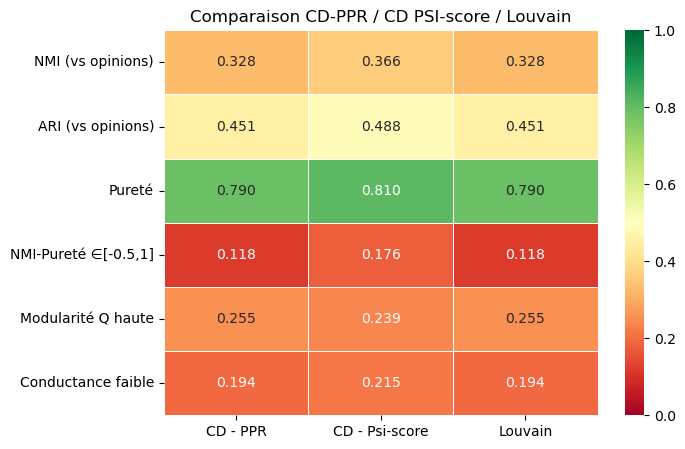
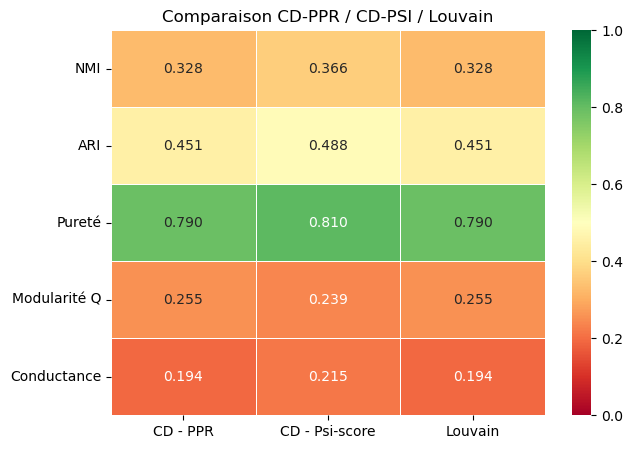
Code edit (unified diff) that turned the first committed figure into the second:
--- before
+++ after
@@ -5,5 +5,4 @@
     ("ARI (vs opinions)",       "ARI"),
     ("Pureté",                  "Pureté"),
-    ("NMI-Pureté ∈[-0.5,1]",   "NMI-Pureté"),
     ("Modularité Q haute",      "Modularité Q"),
     ("Conductance faible",      "Conductance"),
@@ -11,12 +10,12 @@
 
 data_heat = pd.DataFrame({
-    "CD - PPR":     [res_ppr[c] for c, _ in metrics_radar],
+    "CD - PPR":       [res_ppr[c] for c, _ in metrics_radar],
     "CD - Psi-score": [res_psi[c] for c, _ in metrics_radar],
-    "Louvain": [res_lou[c] for c, _ in metrics_radar],
-}, index=[c for c, _ in metrics_radar])
+    "Louvain":        [res_lou[c] for c, _ in metrics_radar],
+}, index=[label for _, label in metrics_radar])
 
 fig, ax = plt.subplots(figsize=(7, 5))
 sns.heatmap(data_heat, annot=True, fmt=".3f", cmap="RdYlGn",
             linewidths=0.5, ax=ax, vmin=0, vmax=1)
-ax.set_title("Comparaison CD-PPR / CD PSI-score / Louvain")
+ax.set_title("Comparaison CD-PPR / CD-PSI / Louvain")
 plt.show()

Commit: Notebook qui compare les 3 algos de DC sur dataset